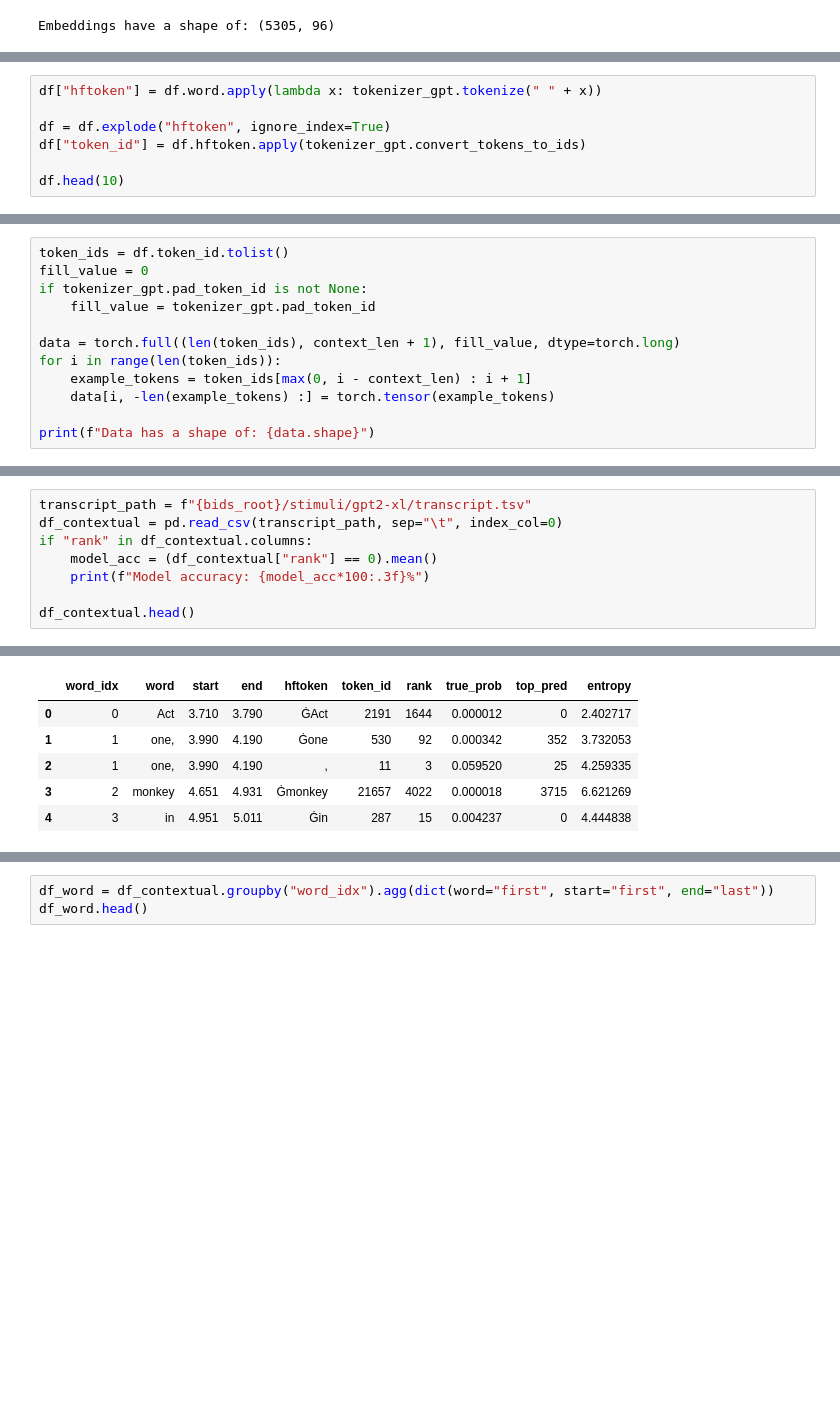
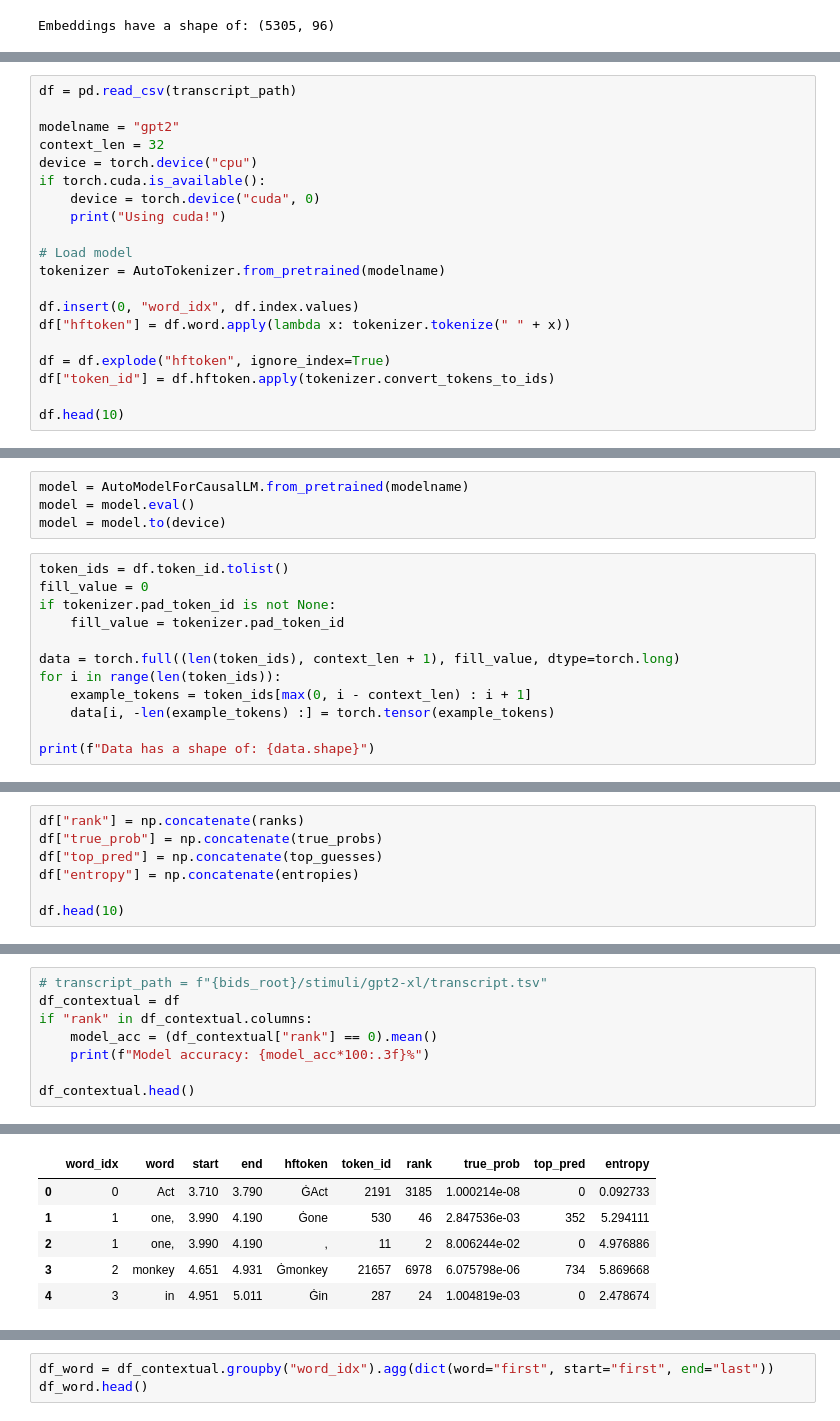
Before and after one commit to mattciff5/ecog-speech, a Jupyter notebook: encoding_text_feat.ipynb, the cells around one changed output, grey strips where cells are left out. Cells and saved outputs as stored; diff of their text form; blank space fills up the shorter version.

```diff
--- a/encoding_text_feat.ipynb
+++ b/encoding_text_feat.ipynb
@@ -139,8 +143,21 @@ Embeddings have a shape of: (5305, 96)
 # %%
-df["hftoken"] = df.word.apply(lambda x: tokenizer_gpt.tokenize(" " + x))
+df = pd.read_csv(transcript_path)
+
+modelname = "gpt2"
+context_len = 32
+device = torch.device("cpu")
+if torch.cuda.is_available():
+    device = torch.device("cuda", 0)
+    print("Using cuda!")
+
+# Load model
+tokenizer = AutoTokenizer.from_pretrained(modelname)
+
+df.insert(0, "word_idx", df.index.values)
+df["hftoken"] = df.word.apply(lambda x: tokenizer.tokenize(" " + x))
 
 df = df.explode("hftoken", ignore_index=True)
-df["token_id"] = df.hftoken.apply(tokenizer_gpt.convert_tokens_to_ids)
+df["token_id"] = df.hftoken.apply(tokenizer.convert_tokens_to_ids)
 
 df.head(10)
 # %% [output]
@@ -158,8 +176,12 @@ df.head(10)
+# %%
+model = AutoModelForCausalLM.from_pretrained(modelname)
+model = model.eval()
+model = model.to(device)
 # %%
 token_ids = df.token_id.tolist()
 fill_value = 0
-if tokenizer_gpt.pad_token_id is not None:
-    fill_value = tokenizer_gpt.pad_token_id
+if tokenizer.pad_token_id is not None:
+    fill_value = tokenizer.pad_token_id
 
 data = torch.full((len(token_ids), context_len + 1), fill_value, dtype=torch.long)
 for i in range(len(token_ids)):
@@ -199,0 +240,7 @@ with torch.no_grad():
+# %%
+df["rank"] = np.concatenate(ranks)
+df["true_prob"] = np.concatenate(true_probs)
+df["top_pred"] = np.concatenate(top_guesses)
+df["entropy"] = np.concatenate(entropies)
+
+df.head(10)
@@ -217,6 +276,6 @@ print(all_embeddings.shape)
 # %%
-transcript_path = f"{bids_root}/stimuli/gpt2-xl/transcript.tsv"
-df_contextual = pd.read_csv(transcript_path, sep="\t", index_col=0)
+# transcript_path = f"{bids_root}/stimuli/gpt2-xl/transcript.tsv"
+df_contextual = df
 if "rank" in df_contextual.columns:
     model_acc = (df_contextual["rank"] == 0).mean()
     print(f"Model accuracy: {model_acc*100:.3f}%")
@@ -227,9 +286,9 @@ Model accuracy: 30.942%
 |  | word_idx | word | start | end | hftoken | token_id | rank | true_prob | top_pred | entropy |
-| 0 | 0 | Act | 3.710 | 3.790 | ĠAct | 2191 | 1644 | 0.000012 | 0 | 2.402717 |
-| 1 | 1 | one, | 3.990 | 4.190 | Ġone | 530 | 92 | 0.000342 | 352 | 3.732053 |
-| 2 | 1 | one, | 3.990 | 4.190 | , | 11 | 3 | 0.059520 | 25 | 4.259335 |
-| 3 | 2 | monkey | 4.651 | 4.931 | Ġmonkey | 21657 | 4022 | 0.000018 | 3715 | 6.621269 |
-| 4 | 3 | in | 4.951 | 5.011 | Ġin | 287 | 15 | 0.004237 | 0 | 4.444838 |
+| 0 | 0 | Act | 3.710 | 3.790 | ĠAct | 2191 | 3185 | 1.000214e-08 | 0 | 0.092733 |
+| 1 | 1 | one, | 3.990 | 4.190 | Ġone | 530 | 46 | 2.847536e-03 | 352 | 5.294111 |
+| 2 | 1 | one, | 3.990 | 4.190 | , | 11 | 2 | 8.006244e-02 | 0 | 4.976886 |
+| 3 | 2 | monkey | 4.651 | 4.931 | Ġmonkey | 21657 | 6978 | 6.075798e-06 | 734 | 5.869668 |
+| 4 | 3 | in | 4.951 | 5.011 | Ġin | 287 | 24 | 1.004819e-03 | 0 | 2.478674 |
 # %%
 aligned_embeddings = []
 for _, group in df_contextual.groupby("word_idx"): # group by word index
```
Also changed, not shown: parts of 33 cells of this notebook, 3 other files.
